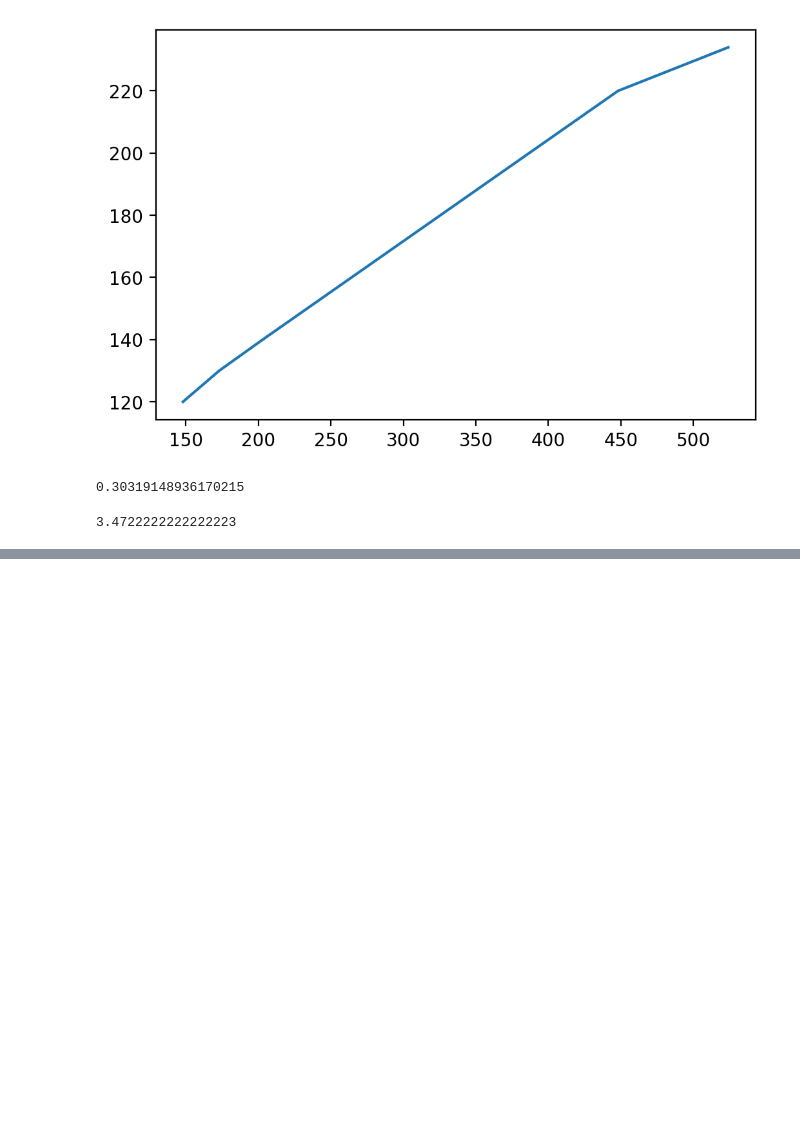
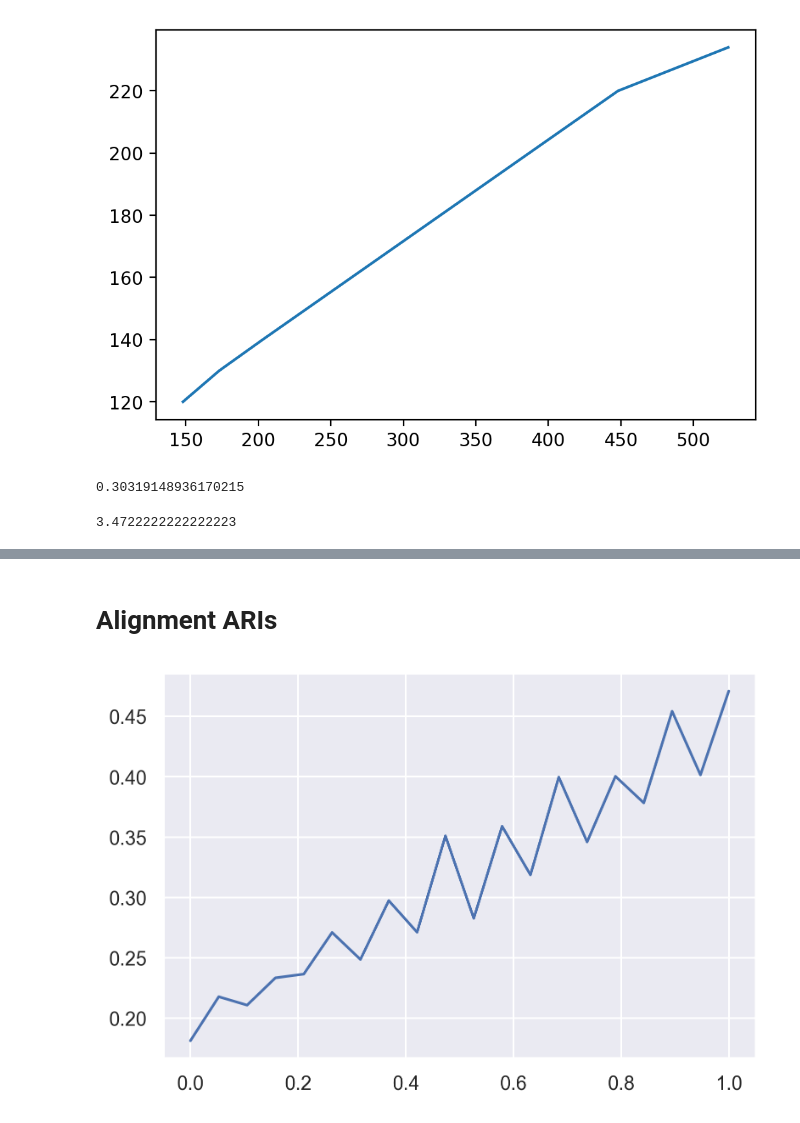
Before and after one commit to fitzgeraldja/dsbmm-bp, a Jupyter notebook: notebooks/basics.ipynb, the cells around one changed output, grey strips where cells are left out. Saved outputs shown, nothing was run; the diff lists cells and outputs as text; code cells hidden in the pictures; blank space fills up the shorter version.

```diff
--- a/notebooks/basics.ipynb
+++ b/notebooks/basics.ipynb
@@ -685,0 +686,50 @@ plt.show()
+# %% [markdown]
+# Alignment ARIs
+# %%
+import seaborn as sns
+fig,ax = plt.subplots(dpi=300)
+aris = [0.0401178,
+        0.03462637,
+        0.04960144,
+        0.05883427,
+        0.05976925,
+        0.06927348,
+        0.07845483,
+        0.10251604,
+        0.10336594,
+        0.14036115,
+        0.13256965,
+        0.18118271,
+        0.15837384,
+        0.23032634,
+        0.23516349,
+        0.31222373,
+        0.28518916,
+        0.36695325,
+        0.2829991,
+        0.37570163,
+        0.18137182,
+        0.21782096,
+        0.21085258,
+        0.23345833,
+        0.23655764,
+        0.2710339,
+        0.24869377,
+        0.29740614,
+        0.27120897,
+        0.35106756,
+        0.28273072,
+        0.35898804,
+        0.31872143,
+        0.39970102,
+        0.34600474,
+        0.40033778,
+        0.3783464,
+        0.45419475,
+        0.40150208,
+        0.47099458]
+sns.set_theme()
+sns.lineplot(x=np.linspace(0,1,20),y=aris[20:])
+plt.show()
+# %% [output]
+[figure, added]
```
Also changed, not shown: parts of 1 cell of this notebook, 12 other files.
